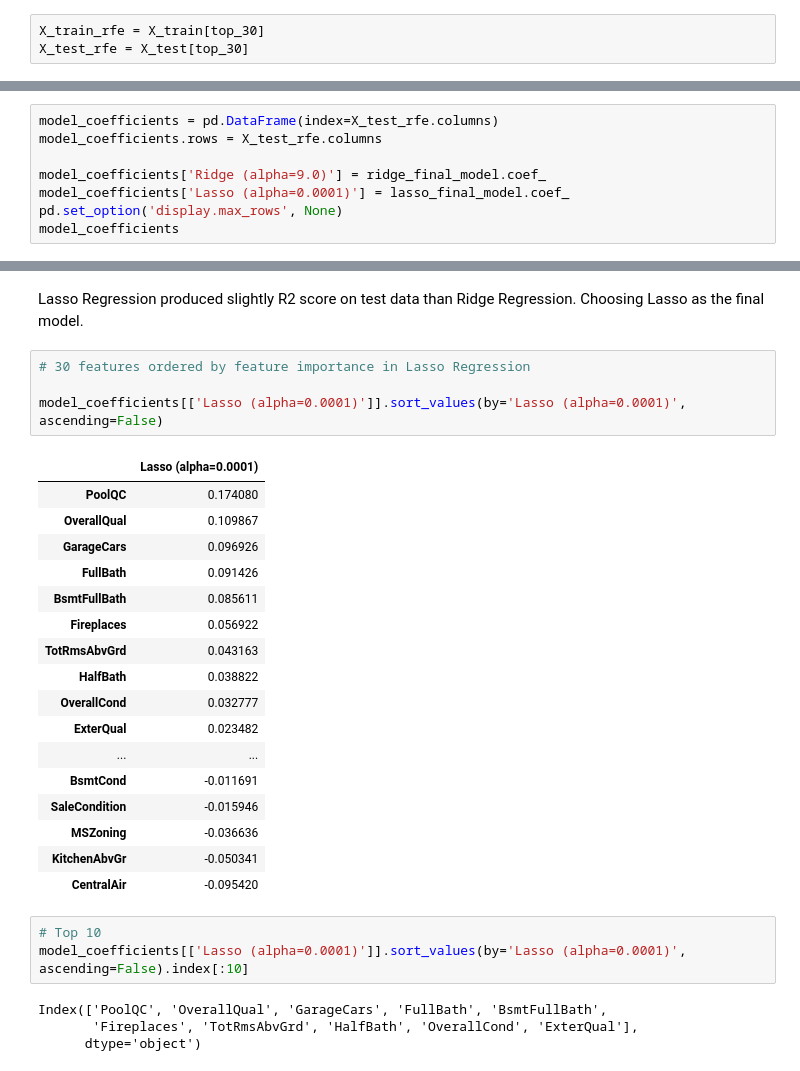
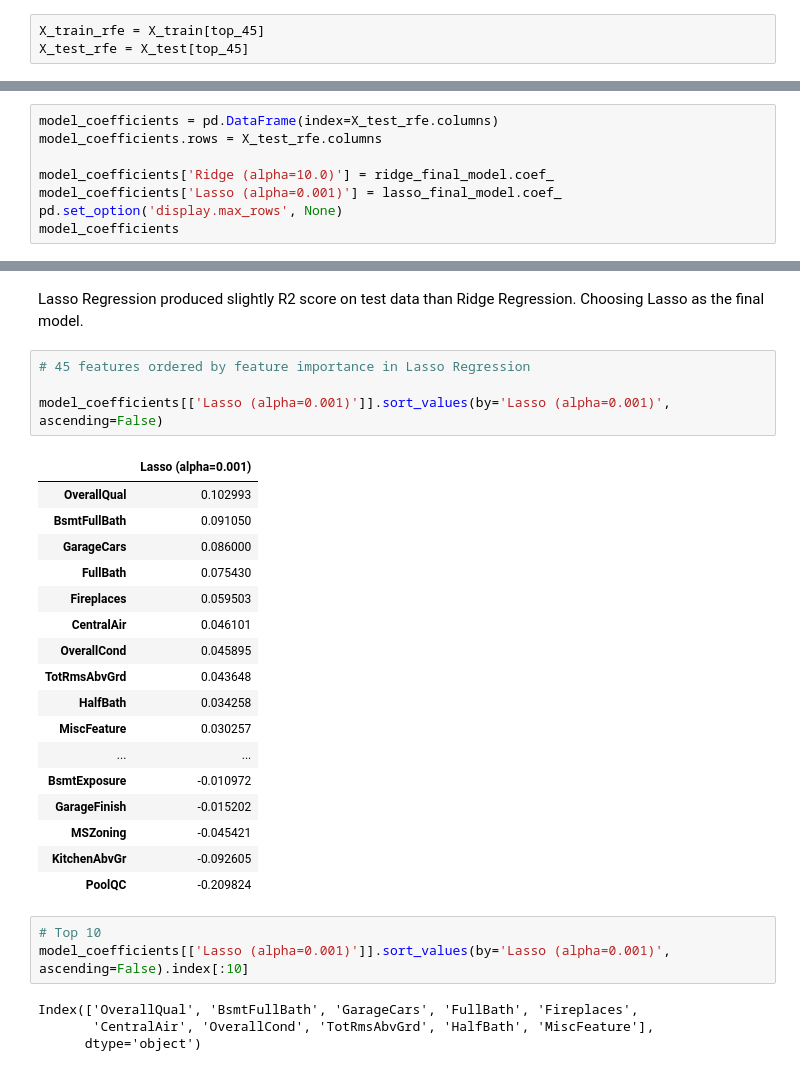
Before and after one commit to Suraj-Kumar-Panigrahi/house-price-prediction, a Jupyter notebook: House_price_prediction.ipynb, the cells around one changed output, grey strips where cells are left out. Drawn from its saved outputs; the diff is of its cells as text.

```diff
--- a/House_price_prediction.ipynb
+++ b/House_price_prediction.ipynb
@@ -451,8 +451,8 @@ def build_regressor(X_train,y_train,cols):
     lin_reg = sm.OLS(y_train.values.reshape(-1,1), X_train_ols).fit()
     print(lin_reg.summary())
 # %%
-X_train_rfe = X_train[top_30]
-X_test_rfe = X_test[top_30]
+X_train_rfe = X_train[top_45]
+X_test_rfe = X_test[top_45]
 # %%
 # Reusable Code Block for Cross-validation, Model Building and Model Evaluation
 
@@ -524,8 +524,8 @@ RMSE (test) :  0.15628672070730773
 model_coefficients = pd.DataFrame(index=X_test_rfe.columns)
 model_coefficients.rows = X_test_rfe.columns
 
-model_coefficients['Ridge (alpha=9.0)'] = ridge_final_model.coef_
-model_coefficients['Lasso (alpha=0.0001)'] = lasso_final_model.coef_
+model_coefficients['Ridge (alpha=10.0)'] = ridge_final_model.coef_
+model_coefficients['Lasso (alpha=0.001)'] = lasso_final_model.coef_
 pd.set_option('display.max_rows', None)
 model_coefficients
 # %% [output]
@@ -549,31 +549,31 @@ model_coefficients
 # %% [markdown]
 Lasso Regression produced slightly R2 score on test data than Ridge Regression. Choosing Lasso as the final model.
 # %%
-# 30 features ordered by feature importance in Lasso Regression
+# 45 features ordered by feature importance in Lasso Regression
 
-model_coefficients[['Lasso (alpha=0.0001)']].sort_values(by='Lasso (alpha=0.0001)', ascending=False)
+model_coefficients[['Lasso (alpha=0.001)']].sort_values(by='Lasso (alpha=0.001)', ascending=False)
 # %% [output]
-|  | Lasso (alpha=0.0001) |
-| PoolQC | 0.174080 |
-| OverallQual | 0.109867 |
-| GarageCars | 0.096926 |
-| FullBath | 0.091426 |
-| BsmtFullBath | 0.085611 |
-| Fireplaces | 0.056922 |
-| TotRmsAbvGrd | 0.043163 |
-| HalfBath | 0.038822 |
-| OverallCond | 0.032777 |
-| ExterQual | 0.023482 |
+|  | Lasso (alpha=0.001) |
+| OverallQual | 0.102993 |
+| BsmtFullBath | 0.091050 |
+| GarageCars | 0.086000 |
+| FullBath | 0.075430 |
+| Fireplaces | 0.059503 |
+| CentralAir | 0.046101 |
+| OverallCond | 0.045895 |
+| TotRmsAbvGrd | 0.043648 |
+| HalfBath | 0.034258 |
+| MiscFeature | 0.030257 |
 | ... | ... |
-| BsmtCond | -0.011691 |
-| SaleCondition | -0.015946 |
-| MSZoning | -0.036636 |
-| KitchenAbvGr | -0.050341 |
-| CentralAir | -0.095420 |
+| BsmtExposure | -0.010972 |
+| GarageFinish | -0.015202 |
+| MSZoning | -0.045421 |
+| KitchenAbvGr | -0.092605 |
+| PoolQC | -0.209824 |
 # %%
 # Top 10
-model_coefficients[['Lasso (alpha=0.0001)']].sort_values(by='Lasso (alpha=0.0001)', ascending=False).index[:10]
+model_coefficients[['Lasso (alpha=0.001)']].sort_values(by='Lasso (alpha=0.001)', ascending=False).index[:10]
 # %% [output]
-Index(['PoolQC', 'OverallQual', 'GarageCars', 'FullBath', 'BsmtFullBath',
-       'Fireplaces', 'TotRmsAbvGrd', 'HalfBath', 'OverallCond', 'ExterQual'],
+Index(['OverallQual', 'BsmtFullBath', 'GarageCars', 'FullBath', 'Fireplaces',
+       'CentralAir', 'OverallCond', 'TotRmsAbvGrd', 'HalfBath', 'MiscFeature'],
       dtype='object')
```
Also changed, not shown: parts of 16 cells of this notebook, 1 other file.
